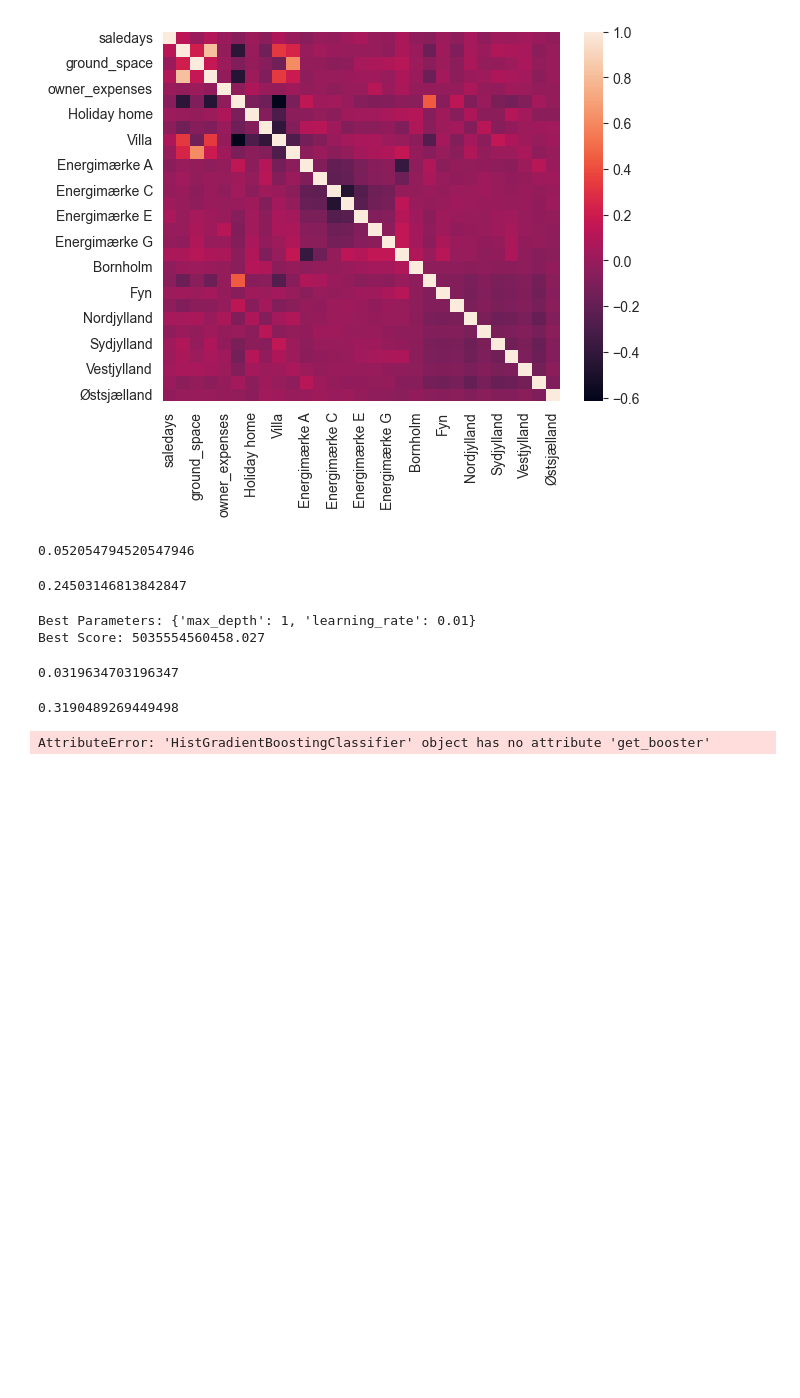
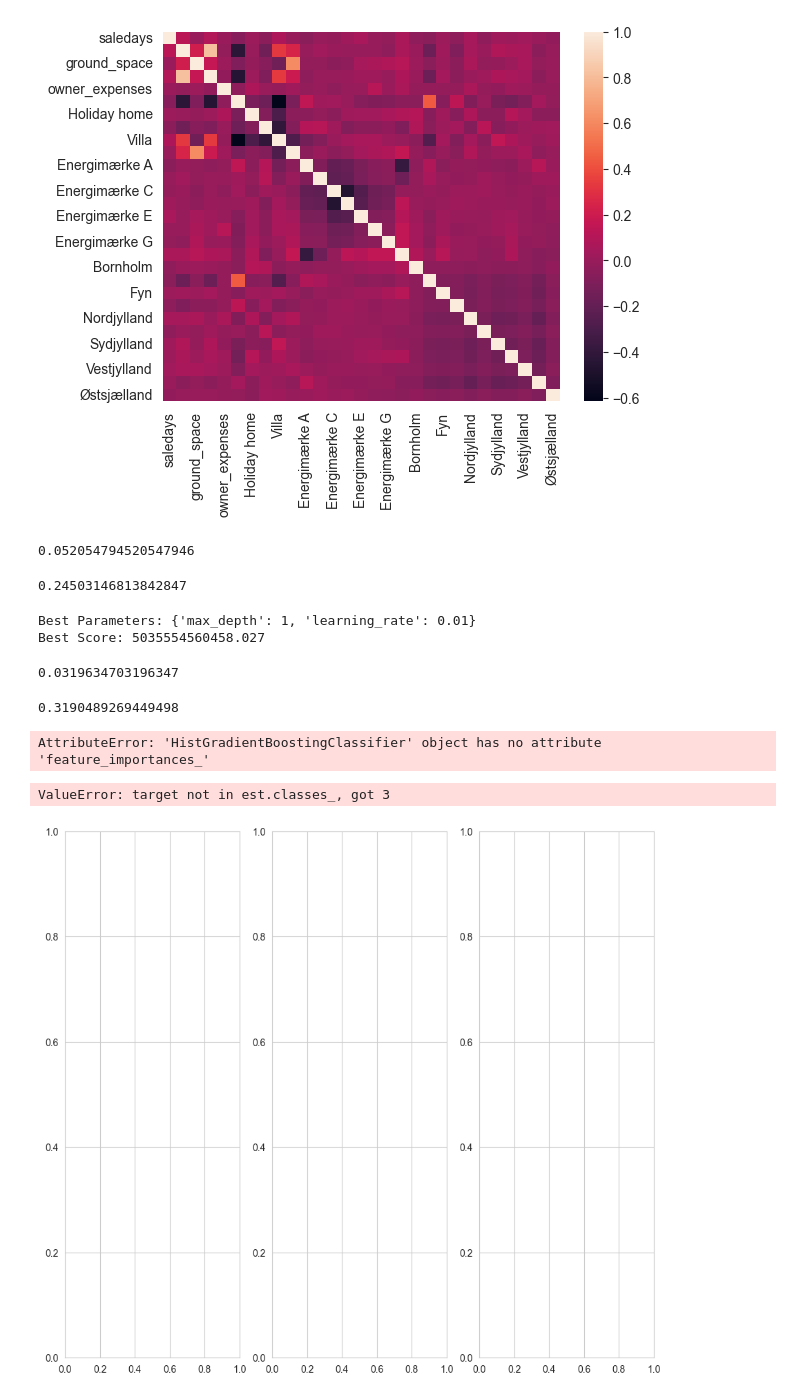
Before and after one commit to QiZhang777777/SODAS2023, a Jupyter notebook: EXAM/model_GBM.ipynb, the cells around one changed output. Drawn from its saved outputs; the diff is of its cells as text; code cells hidden in the pictures; blank space fills up the shorter version.

Commit message:
model

```diff
--- a/EXAM/model_GBM.ipynb
+++ b/EXAM/model_GBM.ipynb
@@ -111,7 +111,56 @@ r2_GBM
 # %% [output]
 0.3190489269449498
 # %%
-feat_imp_dict = final_model.get_booster().get_score(importance_type='gain')
-feature_importance = np.asarray([feat_imp_dict.get(i, 0) for i in X_test.features])
+feat_imp_dict = final_model.feature_importances_
 # %% [output]
-AttributeError: 'HistGradientBoostingClassifier' object has no attribute 'get_booster'
+AttributeError: 'HistGradientBoostingClassifier' object has no attribute 'feature_importances_'
+# %%
+from sklearn.inspection import PartialDependenceDisplay
+
+numerical_features = ['saledays', 'living_space', 'ground_space', 'rooms', 'owner_expenses', 'age']
+
+feature_type = ['Apartment', 'Holiday home', 'Terraced house', 'Villa', 'land']
+feature_energy = ['Energimærke A', 'Energimærke B', 'Energimærke C', 'Energimærke D',
+       'Energimærke E', 'Energimærke F', 'Energimærke G']
+feature_city =['Bornholm',
+       'Byen København', 'Fyn', 'Københavns omegn', 'Nordjylland',
+       'Nordsjælland', 'Sydjylland', 'Vest- og Sydsjælland', 'Vestjylland',
+       'Østjylland', 'Østsjælland']
+
+categorical_features = [feature_city,feature_type,feature_energy]
+
+common_params = {
+    'subsample': 50,
+    'n_jobs': 2,
+    'grid_resolution': 10,
+    'random_state': seed
+}
+
+features_info = {
+    'features': X.columns,
+    'kind': 'average',
+    'centered': True,
+    'categorical_features': categorical_features,
+    'target': 3
+}
+
+fig, ax = plt.subplots(ncols=3, figsize=(9, 8), constrained_layout=True)
+display = PartialDependenceDisplay.from_estimator(
+    final_model,
+    X_train,
+    **features_info,
+    ax=ax,
+    **common_params,
+)
+
+fig = display.figure_.suptitle(
+    (
+        'Partial dependence of housing prices with a gradient boosting'
+    ),
+    fontsize=16,
+)
+
+plt.show()
+# %% [output]
+ValueError: target not in est.classes_, got 3
+[figure, added]
```
Also changed, not shown: parts of 1 cell of this notebook, 1 other file.
